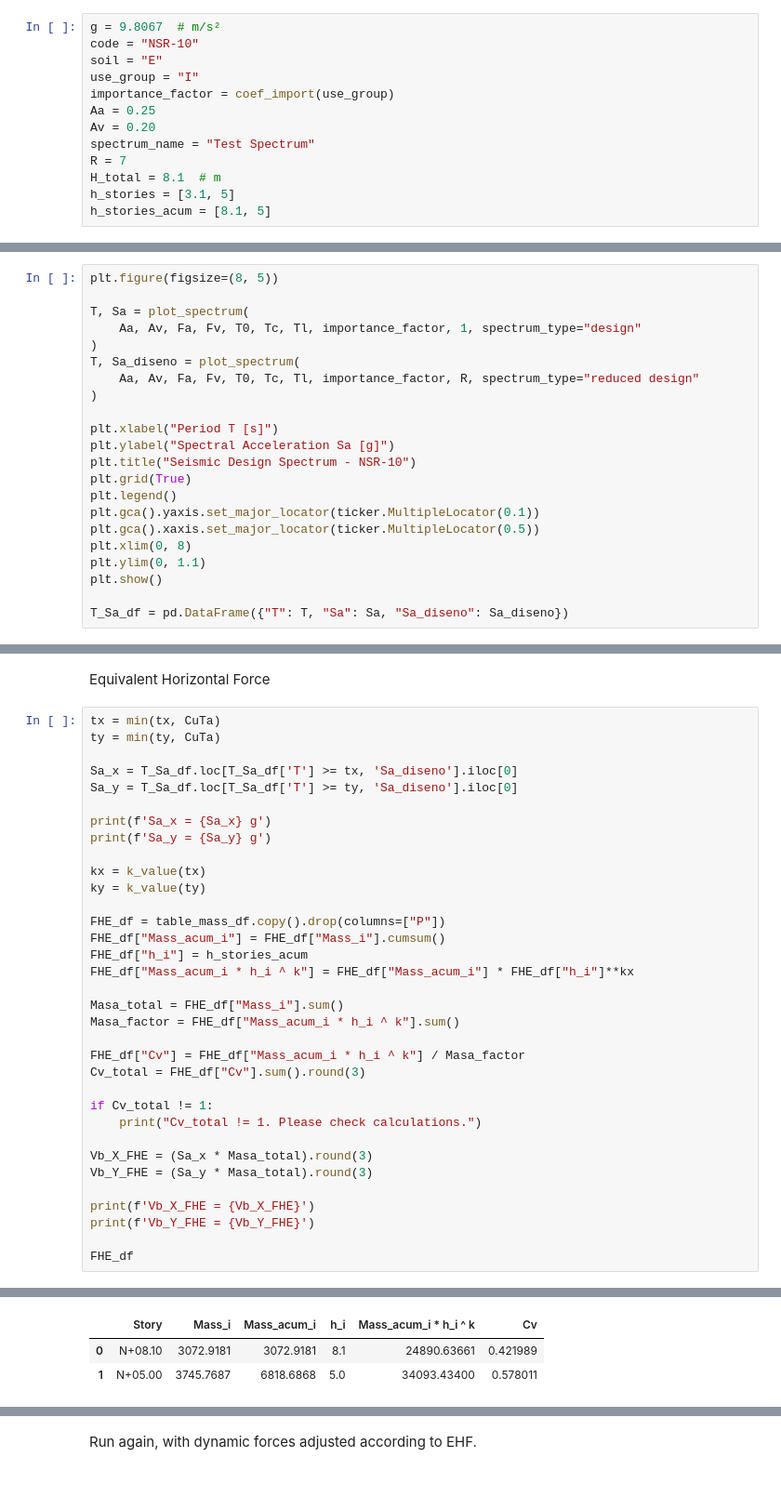
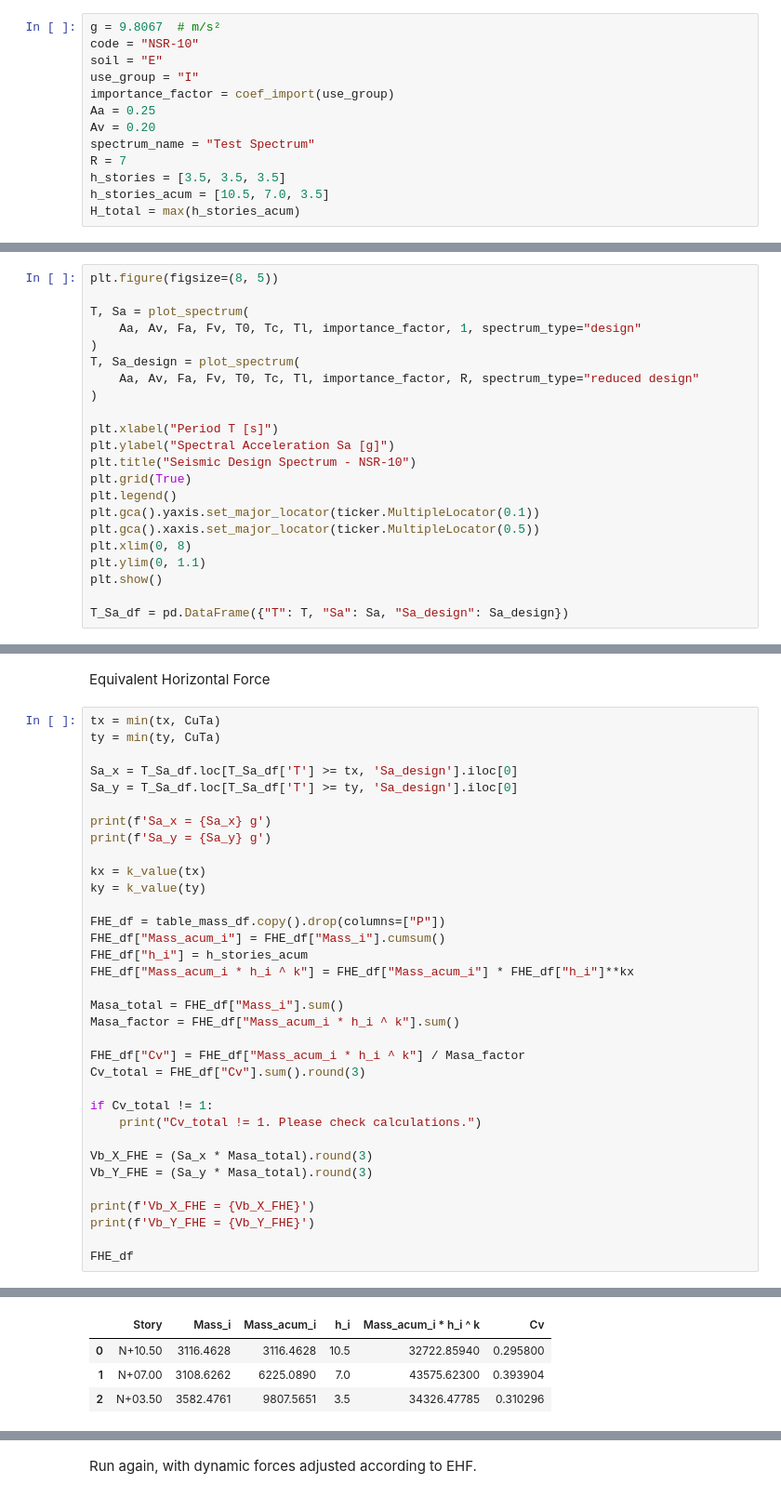
Before and after one commit to jzamora18/ETABS_API, a Jupyter notebook: scr/Calculations.ipynb, the cells around one changed output, grey strips where cells are left out. Shown at 93% size. Cells and saved outputs as stored; diff of their text form.

```diff
--- a/scr/Calculations.ipynb
+++ b/scr/Calculations.ipynb
@@ -27,9 +27,9 @@ Aa = 0.25
 Av = 0.20
 spectrum_name = "Test Spectrum"
 R = 7
-H_total = 8.1  # m
-h_stories = [3.1, 5]
-h_stories_acum = [8.1, 5]
+h_stories = [3.5, 3.5, 3.5]
+h_stories_acum = [10.5, 7.0, 3.5]
+H_total = max(h_stories_acum)
 # %% [markdown]
 # Spectrum according to NSR-10
 # %%
@@ -56,7 +56,7 @@ plt.figure(figsize=(8, 5))
 T, Sa = plot_spectrum(
     Aa, Av, Fa, Fv, T0, Tc, Tl, importance_factor, 1, spectrum_type="design"
 )
-T, Sa_diseno = plot_spectrum(
+T, Sa_design = plot_spectrum(
     Aa, Av, Fa, Fv, T0, Tc, Tl, importance_factor, R, spectrum_type="reduced design"
 )
 
@@ -71,7 +71,7 @@ plt.xlim(0, 8)
 plt.ylim(0, 1.1)
 plt.show()
 
-T_Sa_df = pd.DataFrame({"T": T, "Sa": Sa, "Sa_diseno": Sa_diseno})
+T_Sa_df = pd.DataFrame({"T": T, "Sa": Sa, "Sa_design": Sa_design})
 # %% [output]
 [figure]
 # %%
@@ -324,8 +325,8 @@ Equivalent Horizontal Force
 tx = min(tx, CuTa)
 ty = min(ty, CuTa)
 
-Sa_x = T_Sa_df.loc[T_Sa_df['T'] >= tx, 'Sa_diseno'].iloc[0]
-Sa_y = T_Sa_df.loc[T_Sa_df['T'] >= ty, 'Sa_diseno'].iloc[0]
+Sa_x = T_Sa_df.loc[T_Sa_df['T'] >= tx, 'Sa_design'].iloc[0]
+Sa_y = T_Sa_df.loc[T_Sa_df['T'] >= ty, 'Sa_design'].iloc[0]
 
 print(f'Sa_x = {Sa_x} g')
 print(f'Sa_y = {Sa_y} g')
@@ -362,6 +363,7 @@ Vb_Y_FHE = 6179.435
 |  | Story | Mass_i | Mass_acum_i | h_i | Mass_acum_i * h_i ^ k | Cv |
-| 0 | N+08.10 | 3072.9181 | 3072.9181 | 8.1 | 24890.63661 | 0.421989 |
-| 1 | N+05.00 | 3745.7687 | 6818.6868 | 5.0 | 34093.43400 | 0.578011 |
+| 0 | N+10.50 | 3116.4628 | 3116.4628 | 10.5 | 32722.85940 | 0.295800 |
+| 1 | N+07.00 | 3108.6262 | 6225.0890 | 7.0 | 43575.62300 | 0.393904 |
+| 2 | N+03.50 | 3582.4761 | 9807.5651 | 3.5 | 34326.47785 | 0.310296 |
 # %%
 coef_regularidad = 0.8
 Vb_X_FHE *= coef_regularidad
```
Also changed, not shown: parts of 24 cells of this notebook, 3 other files.
